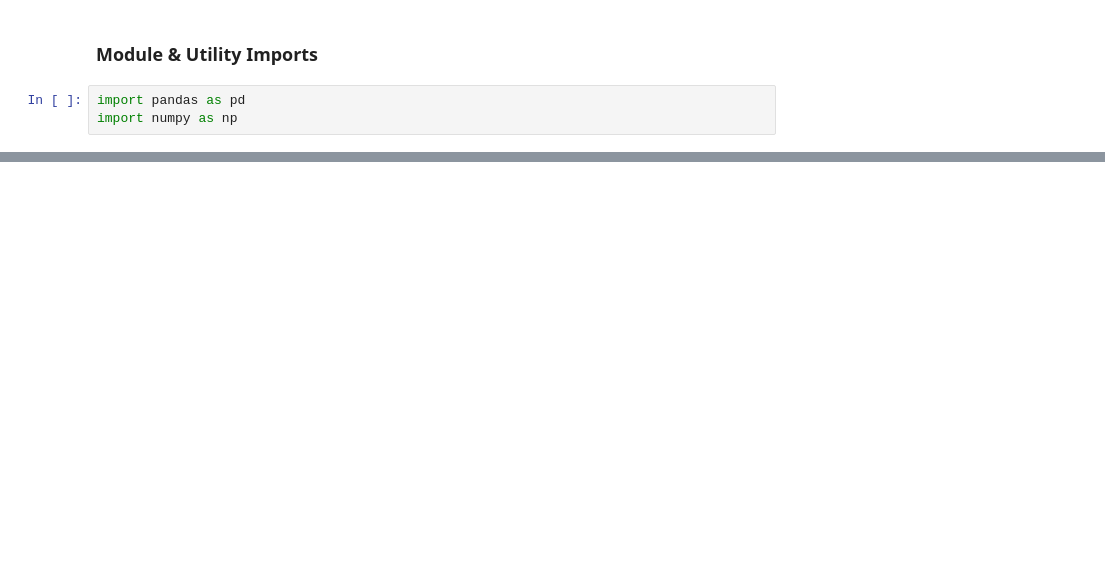
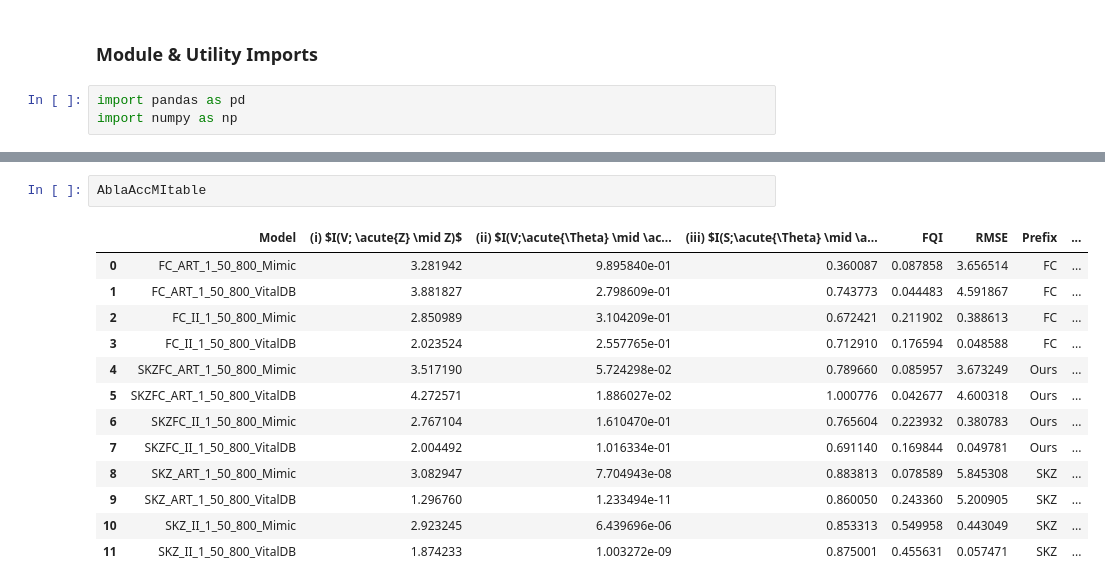
Before and after one commit to cherishleon/VABAM, a Jupyter notebook: TablesVis.ipynb, the cells around one changed output, grey strips where cells are left out. Cells and saved outputs as stored; diff of their text form; blank space fills up the shorter version.

```diff
--- a/TablesVis.ipynb
+++ b/TablesVis.ipynb
@@ -128,0 +424,16 @@ print(split_tables_latex[('VitalDB', 'II')])
+# %%
+AblaAccMItable
+# %% [output]
+|  | Model | (i) $I(V; \acute{Z} \mid Z)$ | (ii) $I(V;\acute{\Theta} \mid \ac... | (iii) $I(S;\acute{\Theta} \mid \a... | FQI | RMSE | Prefix | ... |
+| 0 | FC_ART_1_50_800_Mimic | 3.281942 | 9.895840e-01 | 0.360087 | 0.087858 | 3.656514 | FC | ... |
+| 1 | FC_ART_1_50_800_VitalDB | 3.881827 | 2.798609e-01 | 0.743773 | 0.044483 | 4.591867 | FC | ... |
+| 2 | FC_II_1_50_800_Mimic | 2.850989 | 3.104209e-01 | 0.672421 | 0.211902 | 0.388613 | FC | ... |
+| 3 | FC_II_1_50_800_VitalDB | 2.023524 | 2.557765e-01 | 0.712910 | 0.176594 | 0.048588 | FC | ... |
+| 4 | SKZFC_ART_1_50_800_Mimic | 3.517190 | 5.724298e-02 | 0.789660 | 0.085957 | 3.673249 | Ours | ... |
+| 5 | SKZFC_ART_1_50_800_VitalDB | 4.272571 | 1.886027e-02 | 1.000776 | 0.042677 | 4.600318 | Ours | ... |
+| 6 | SKZFC_II_1_50_800_Mimic | 2.767104 | 1.610470e-01 | 0.765604 | 0.223932 | 0.380783 | Ours | ... |
+| 7 | SKZFC_II_1_50_800_VitalDB | 2.004492 | 1.016334e-01 | 0.691140 | 0.169844 | 0.049781 | Ours | ... |
+| 8 | SKZ_ART_1_50_800_Mimic | 3.082947 | 7.704943e-08 | 0.883813 | 0.078589 | 5.845308 | SKZ | ... |
+| 9 | SKZ_ART_1_50_800_VitalDB | 1.296760 | 1.233494e-11 | 0.860050 | 0.243360 | 5.200905 | SKZ | ... |
+| 10 | SKZ_II_1_50_800_Mimic | 2.923245 | 6.439696e-06 | 0.853313 | 0.549958 | 0.443049 | SKZ | ... |
+| 11 | SKZ_II_1_50_800_VitalDB | 1.874233 | 1.003272e-09 | 0.875001 | 0.455631 | 0.057471 | SKZ | ... |
```
Also changed, not shown: parts of 10 cells of this notebook, 2 other files.
